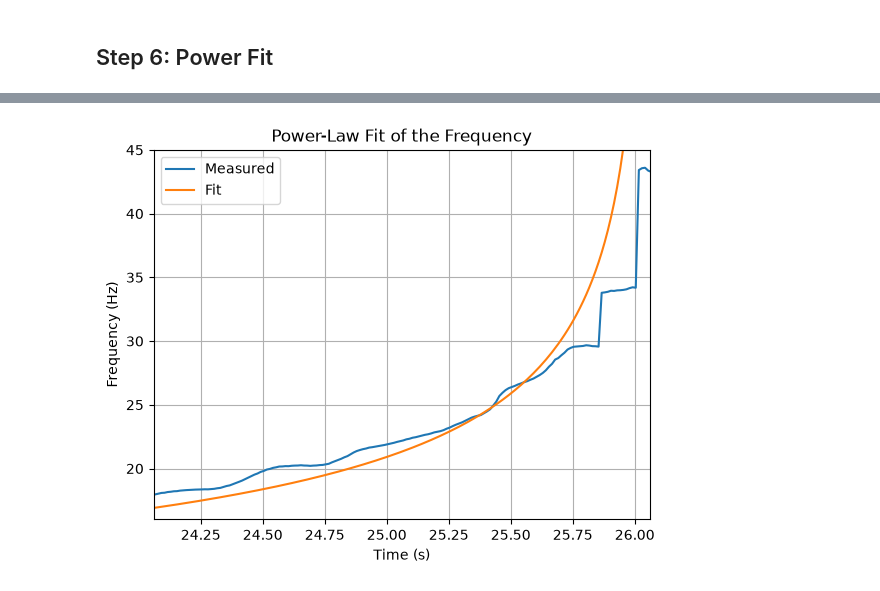
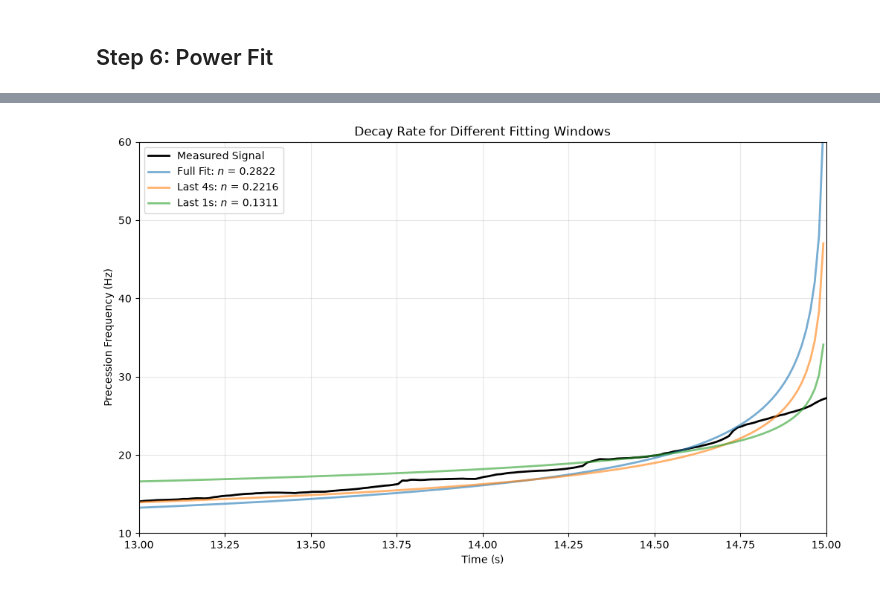
Before and after one commit to dysk0zero/EulerDisk, a Jupyter notebook: notebooks/main.ipynb, the cells around one changed output, grey strips where cells are left out. Drawn from its saved outputs; the diff is of its cells as text; code cells hidden in the pictures.

```diff
--- a/notebooks/main.ipynb
+++ b/notebooks/main.ipynb
@@ -21,14 +21,14 @@ from scipy.signal import (
 # %% [markdown]
 ## Configuration
 # %%
-t0=26.06 # Change this depending of the actual sample
+t0=16.20 # Change this depending of the actual sample
 tmin=t0-2.0
 tmax=t0+0.5
 # %% [markdown]
 ## Load your sample
 # %%
-input_dir = "../data/wav/recording_04.wav"  # Change this
-output_dir = "../data/output/recording_04/"
+input_dir = "../data/wav/recording_11.wav"  # Change this
+output_dir = "../data/output/recording_11/"
 os.makedirs(output_dir, exist_ok=True)
 
 fs, x = wavfile.read(input_dir)
@@ -219,5 +254,8 @@ fig.colorbar(mesh,label="Magnitude (dB)")
 # %% [markdown]
 ## Step 5: Extract Dominant Precession Ridge
+# %%
+ridge_tracking = "neighbor"      # "global" or "neighbor"
+search_width = 4               # only used for neighbor tracking
 # %%
 spectrogram_power = np.abs(A0) ** 2
 
@@ -290,37 +371,76 @@ plt.show()
 # %% [markdown]
 ## Step 6: Power Fit
 # %%
-fit_window = 2.0      # seconds before t0 used for fitting
+t_clean = 5  # Time after which the signal is considered clean for fitting
 
-fit_start = t0 - fit_window
+fit_windows = {
+    "Full Fit": t0 - t_clean,
+    "Last 4s": 4.0,
+    "Last 1s": 1.0,
+}
 
-fit_mask = (ts_env >= fit_start) & (ts_env < t0)
+fig, ax = plt.subplots(figsize=(10, 6), constrained_layout=True)
 
-xfit = np.log10(t0 - ts_env[fit_mask])
-yfit = np.log10(fmax_smooth[fit_mask])
+ax.plot(
+    ts_env,
+    fmax_smooth,
+    color="black",
+    linewidth=2,
+    label="Measured Signal",
+)
 
-slope, intercept = np.polyfit(xfit, yfit, 1)
-alpha = -slope
-k = 10**intercept
+colors = ["tab:blue", "tab:orange", "tab:green"]
 
-print("alpha =", alpha)
-print("k =", k)
+for color, (label, window) in zip(colors, fit_windows.items()):
 
-f_model = np.zeros_like(ts_env)
+    if window is None:
+        fit_mask = ts_env < t0
+    else:
+        fit_mask = (ts_env >= t0 - window) & (ts_env < t0)
 
-f_model[fit_mask] = k * (1 / (t0 - ts_env[fit_mask])) ** alpha
+    xfit = np.log10(t0 - ts_env[fit_mask])
+    yfit = np.log10(fmax_smooth[fit_mask])
 
-if np.any(~fit_mask):
-    f_model[~fit_mask] = f_model[np.where(fit_mask)[0][-1]]
+    slope, intercept = np.polyfit(xfit, yfit, 1)
 
-plt.figure()
-plt.plot(ts_env, fmax_smooth, label="Measured")
-plt.plot(ts_env, f_model, label="Fit")
-plt.xlabel("Time (s)")
-plt.ylabel("Frequency (Hz)")
-plt.xlim(tmin, t0)
-plt.ylim(16, 45)
-plt.title("Power-Law Fit of the Frequency")
-plt.legend()
-plt.grid(True)
+    alpha = -slope
+    k = 10 ** intercept
+
+    print(f"{label:>5}: alpha = {alpha:.5f}")
+
+    model = np.full_like(ts_env, np.nan)
+
+    pre_mask = ts_env < t0
+    model[pre_mask] = k * (1 / (t0 - ts_env[pre_mask])) ** alpha
+
+    ax.plot(
+        ts_env,
+        model,
+        color=color,
+        linewidth=2,
+        label=f"{label}: $n$ = {alpha:.4f}",
+        alpha=0.6,
+    )
+
+ax.set(
+    xlabel="Time (s)",
+    ylabel="Precession Frequency (Hz)",
+    title="Decay Rate for Different Fitting Windows",
+    xlim=(tmin, t0),
+    ylim=(10, 60),
+)
+
+ax.grid(True, alpha=0.3)
+ax.legend()
+
+fig.savefig(
+    os.path.join(output_dir, "decay_rates.png"),
+    dpi=300,
+    bbox_inches="tight",
+)
+
+fig.savefig(
+    os.path.join(output_dir, "decay_rates.pdf"),
+    bbox_inches="tight",
+)
 # %% [output]
@@ -329 +450 @@ k = 21.31840376304955
-[figure, old version]
+[figure, new version]
```
Also changed, not shown: parts of 10 cells of this notebook, 19 other files.
